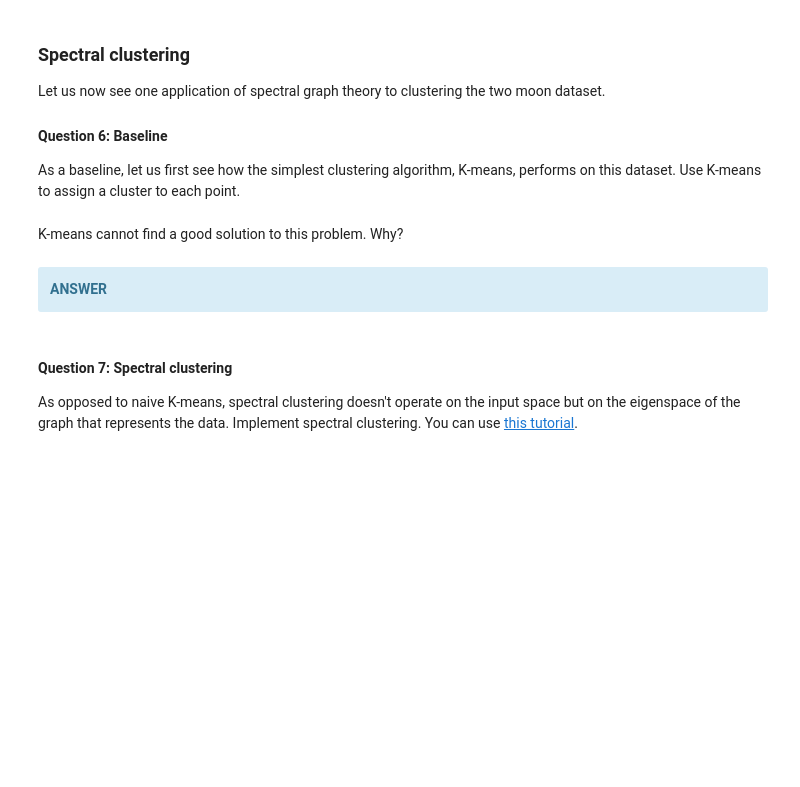
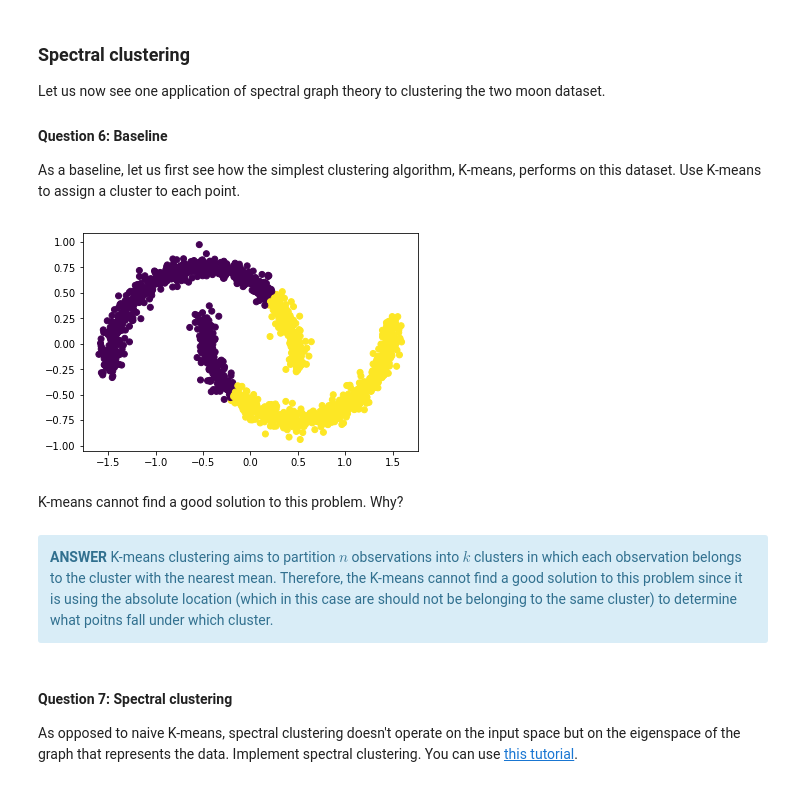
Before and after one commit to JelenaBanjac/network-science-and-graphs, a Jupyter notebook: 2_learning_with_graphs.ipynb, the cells around one changed output. Drawn from its saved outputs; the diff is of its cells as text; code cells hidden in the pictures; blank space fills up the shorter version.

```diff
--- a/2_learning_with_graphs.ipynb
+++ b/2_learning_with_graphs.ipynb
@@ -175,17 +250,20 @@ As a baseline, let us first see how the simplest clustering algorithm, K-means,
 # %%
 from sklearn.cluster import KMeans
 
 # Your code here
-y_pred =  # Vector with cluster assignments
+y_pred =  KMeans(n_clusters=2, random_state=0).fit_predict(X) # Vector with cluster assignments
+
 plt.scatter(X[:, 0], X[:, 1], c=y_pred)
 plt.show()
+# %% [output]
+[figure, added]
 # %% [markdown]
 K-means cannot find a good solution to this problem. Why?
-# %% [markdown]
-<div class="alert alert-info">
-    <b>ANSWER</b>
-
-</div>
+# %% [markdown]
+<div class="alert alert-info">
+    <b>ANSWER</b>
+    K-means clustering aims to partition $n$ observations into $k$ clusters in which each observation belongs to the cluster with the nearest mean. Therefore, the K-means cannot find a good solution to this problem since it is using the absolute location (which in this case are should not be belonging to the same cluster) to determine what poitns fall under which cluster.
+</div>
 # %% [markdown]
 #### Question 7: Spectral clustering
 
```
Also changed, not shown: parts of 42 cells of this notebook, 1 other file.
